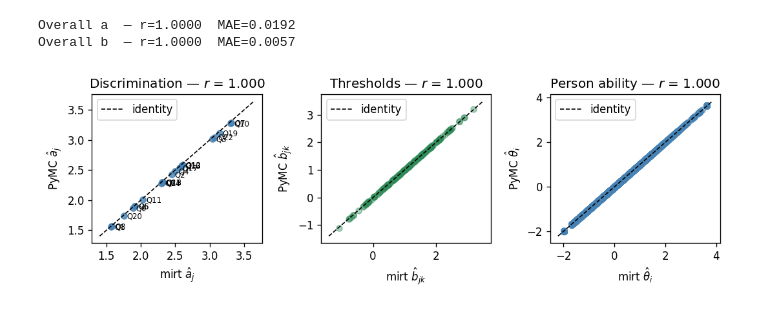
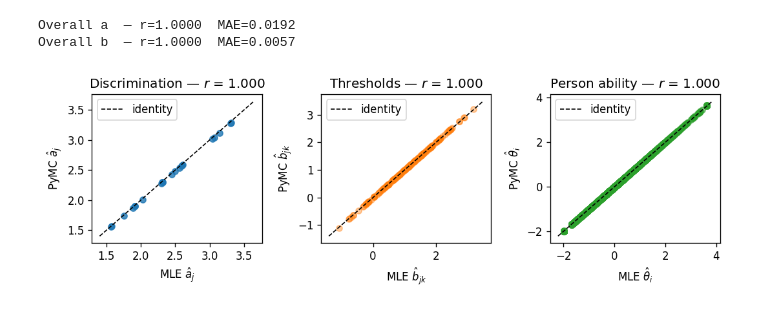
Before and after one commit to nigimitama/grm-pymc-mirt, a Jupyter notebook: RWAS_dataset/compare-params.ipynb, the cells around one changed output. Saved outputs shown, nothing was run; the diff lists cells and outputs as text; code cells hidden in the pictures.

```diff
--- a/RWAS_dataset/compare-params.ipynb
+++ b/RWAS_dataset/compare-params.ipynb
@@ -269,12 +269,12 @@ lo = min(a_mirt.min(), a_pymc.min()) * 0.9
 hi = max(a_mirt.max(), a_pymc.max()) * 1.1
 
 ax = axes[0]
-ax.scatter(a_mirt, a_pymc, s=30, alpha=0.8, color="steelblue")
-for i, item in enumerate(items):
-    ax.annotate(item, (a_mirt[i], a_pymc[i] - 0.1), fontsize=7,
-                xytext=(3, 3), textcoords="offset points")
+ax.scatter(a_mirt, a_pymc, s=30, alpha=0.8, color="tab:blue")
+# for i, item in enumerate(items):
+#     ax.annotate(item, (a_mirt[i], a_pymc[i] - 0.1), fontsize=7,
+#                 xytext=(3, 3), textcoords="offset points")
 ax.plot([lo, hi], [lo, hi], "k--", lw=1, label="identity")
-ax.set_xlabel(r"mirt $\hat{a}_j$")
+ax.set_xlabel(r"MLE $\hat{a}_j$")
 ax.set_ylabel(r"PyMC $\hat{a}_j$")
 ax.set_title(f"Discrimination — $r$ = {r:.3f}")
 ax.legend(fontsize=10)
@@ -290,35 +290,35 @@ r_b, pval_b = stats.pearsonr(b_mirt, b_pymc)
 lo_b = min(b_mirt.min(), b_pymc.min()) - 0.3
 hi_b = max(b_mirt.max(), b_pymc.max()) + 0.3
 
-ax.scatter(b_mirt, b_pymc, s=30, alpha=0.4, color="seagreen")
+ax.scatter(b_mirt, b_pymc, s=30, alpha=0.4, color="tab:orange")
 ax.plot([lo_b, hi_b], [lo_b, hi_b], "k--", lw=1, label="identity")
-ax.set_xlabel(r"mirt $\hat{b}_{jk}$")
+ax.set_xlabel(r"MLE $\hat{b}_{jk}$")
 ax.set_ylabel(r"PyMC $\hat{b}_{jk}$")
 ax.set_title(f"Thresholds — $r$ = {r_b:.3f}")
 ax.legend(fontsize=10)
 
 
 # ---------------------------------
 # theta
 # ---------------------------------
 mirt_theta = pd.read_csv("./results/mirt_theta.csv")["theta"].values
 pymc_theta = pd.read_csv("./results/pymc_theta.csv")["theta"].values
 
 r_t, pval_t = stats.pearsonr(mirt_theta, pymc_theta)
 lo_t = min(mirt_theta.min(), pymc_theta.min()) - 0.2
 hi_t = max(mirt_theta.max(), pymc_theta.max()) + 0.2
 
 ax = axes[2]
-ax.scatter(mirt_theta, pymc_theta, s=30, alpha=0.3, color="steelblue", rasterized=True)
+ax.scatter(mirt_theta, pymc_theta, s=30, alpha=0.3, color="tab:green", rasterized=True)
 ax.plot([lo_t, hi_t], [lo_t, hi_t], "k--", lw=1, label="identity")
-ax.set_xlabel(r"mirt $\hat{\theta}_i$")
+ax.set_xlabel(r"MLE $\hat{\theta}_i$")
 ax.set_ylabel(r"PyMC $\hat{\theta}_i$")
 ax.set_title(rf"Person ability — $r$ = {r_t:.3f}")
 ax.legend(fontsize=10)
 
 
 plt.tight_layout()
 plt.show()
 fig.savefig("./results/item_params.png")
 # %% [output]
-[figure, old version]
+[figure, new version]
```
Also changed, not shown: 7 other files.
